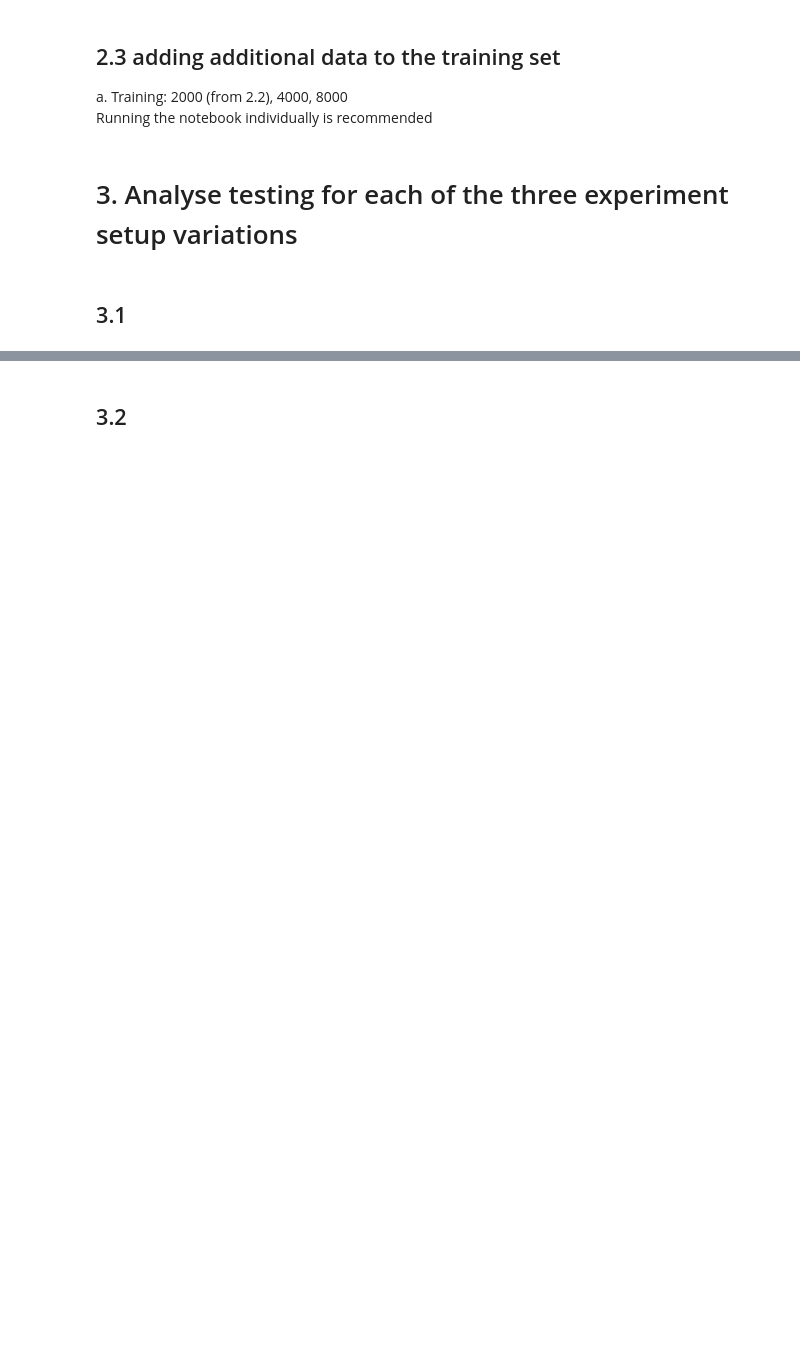
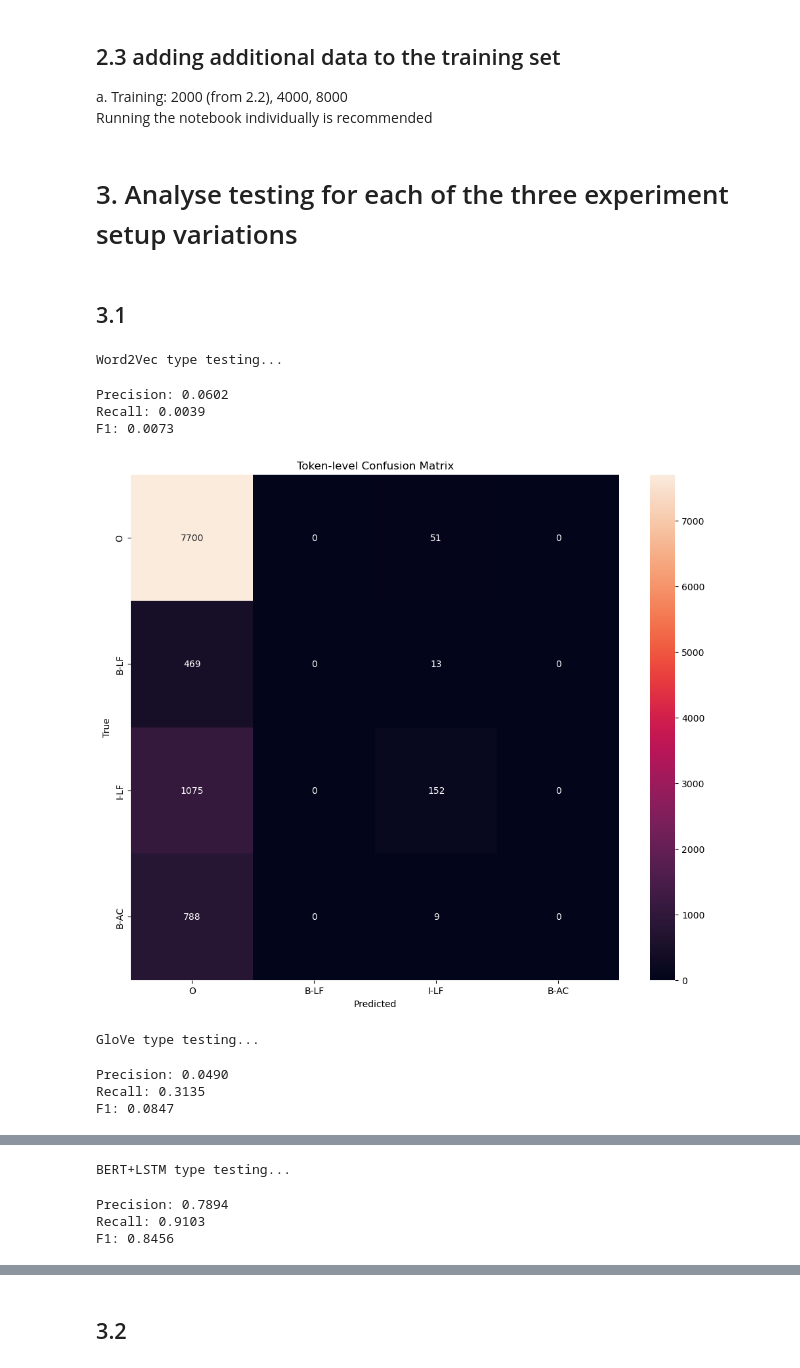
Before and after one commit to KKSTB/COMM061, a Jupyter notebook: main2.ipynb, the cells around one changed output, grey strips where cells are left out. Drawn from its saved outputs; the diff is of its cells as text; code cells hidden in the pictures; blank space fills up the shorter version.

```diff
--- a/main2.ipynb
+++ b/main2.ipynb
@@ -331,6 +332,8 @@ def eval_ner(y_true, y_pred):
 #Init training
 def training(model, model_name, embedding_type, train_loader, val_loader):
     best_f1 = -1
+    train_loss_list = []
+    val_loss_list = []
     for epoch in range(Config.EPOCHS):
         #Train
         model.train()
@@ -393,6 +396,8 @@ def training(model, model_name, embedding_type, train_loader, val_loader):
                         all_labels.append(valid_labels)
 
         _, _, val_f1, _ = eval_ner(all_labels, all_preds)
+        train_loss_list.append(train_loss)
+        val_loss_list.append(val_loss)
 
         if val_f1 > best_f1:
             best_f1 = val_f1
@@ -403,6 +408,16 @@ def training(model, model_name, embedding_type, train_loader, val_loader):
         print(f"Train Loss: {train_loss/len(train_loader):.4f}")
         print(f"Val Loss: {val_loss/len(val_loader):.4f}")
         print(f"Val F1: {val_f1:.4f}\n")
+
+    plt.figure(figsize=(10, 5))
+    plt.plot(range(1, len(train_loss_list) + 1), train_loss_list, 'b', label='Training Loss', marker='o')
+    plt.plot(range(1, len(val_loss_list) + 1), val_loss_list, 'r', label='Validation Loss', marker='o')
+    plt.title('Training & Validation Loss Curve')
+    plt.xlabel('Epochs')
+    plt.ylabel('Loss')
+    plt.legend()
+    plt.grid(True)
+    plt.show()
 # %%
 %%time
 #BERT+LSTM
@@ -663,2 +734,19 @@ Running the notebook individually is recommended
 # %% [markdown]
 ## 3.1
+# %%
+print('Word2Vec type testing...')
+testing(model_w2v,'best_w2v_LSTM.pth', 'Word2Vec', test_loader)
+print('GloVe type testing...')
+testing(model_glove,'best_glove_LSTM.pth', 'GloVe', test_loader)
+print('BERT+LSTM type testing...')
+testing(model_bert_lstm,'best_bert_LSTM.pth', 'BERT', test_loader_bert)
+# %% [output]
+Word2Vec type testing...
+Precision: 0.0602
+Recall: 0.0039
+F1: 0.0073
+[figure, added]
+GloVe type testing...
+Precision: 0.0490
+Recall: 0.3135
+F1: 0.0847
@@ -664,0 +754,4 @@ Running the notebook individually is recommended
+BERT+LSTM type testing...
+Precision: 0.7894
+Recall: 0.9103
+F1: 0.8456
```
Also changed, not shown: parts of 8 cells of this notebook.
